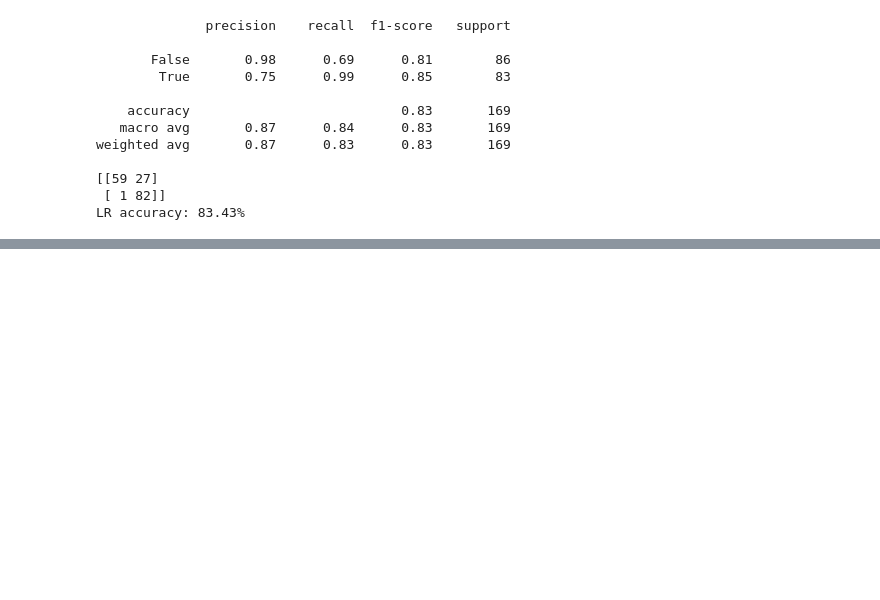
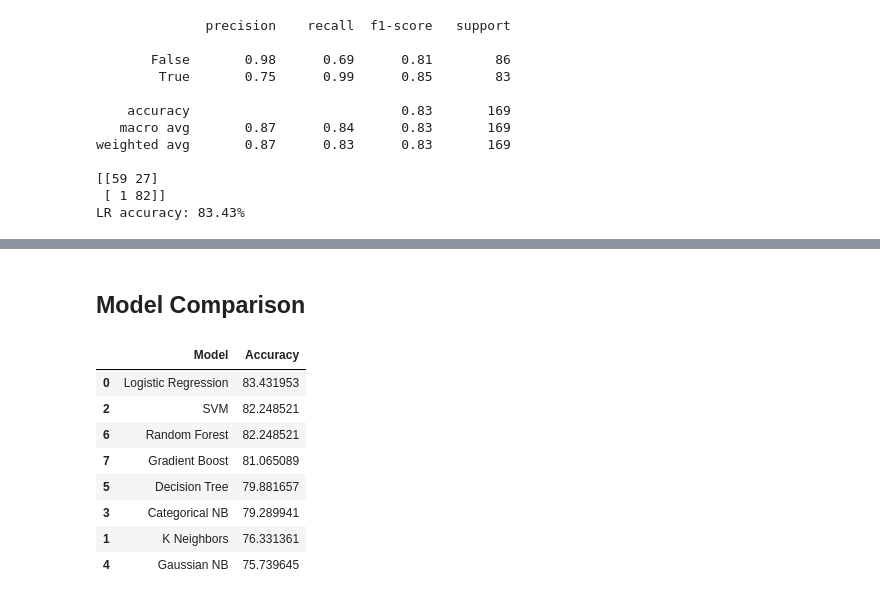
Before and after one commit to kobebaffour/machine_learning, a Jupyter notebook: Loan Prediction/loan_prediction_nm.ipynb, the cells around one changed output, grey strips where cells are left out. Cells and saved outputs as stored; diff of their text form; code cells hidden in the pictures; blank space fills up the shorter version.

```diff
--- a/Loan Prediction/loan_prediction_nm.ipynb
+++ b/Loan Prediction/loan_prediction_nm.ipynb
@@ -630,0 +773,8 @@ LR accuracy: 83.43%
+# %%
+paramsGB={'n_estimators':[100,200,300,400,500],
+      'max_depth':[1,2,3,4,5],
+      'subsample':[0.5,1],
+      'max_leaf_nodes':[2,5,10,20,30,40,50]}
+# %%
+GB = RandomizedSearchCV(GradientBoostingClassifier(), paramsGB, cv=20)
+GB.fit(X_train, y_train)
@@ -630,0 +800,12 @@ LR accuracy: 83.43%
+# %%
+GBclassifier = GradientBoostingClassifier(subsample=0.5, n_estimators=400, max_depth=4, max_leaf_nodes=10)
+GBclassifier.fit(X_train, y_train)
+
+y_pred = GBclassifier.predict(X_test)
+
+print(classification_report(y_test, y_pred))
+print(confusion_matrix(y_test, y_pred))
+
+from sklearn.metrics import accuracy_score
+GBAcc = accuracy_score(y_pred,y_test)
+print('Gradient Boosting accuracy: {:.2f}%'.format(GBAcc*100))
@@ -630,0 +825,21 @@ LR accuracy: 83.43%
+# %% [markdown]
+## Model Comparison
+# %%
+compare = pd.DataFrame({'Model': ['Logistic Regression', 'K Neighbors',
+                                  'SVM', 'Categorical NB',
+                                  'Gaussian NB', 'Decision Tree',
+                                  'Random Forest', 'Gradient Boost'],
+                        'Accuracy': [LRAcc*100, KNAcc*100, SVCAcc*100,
+                                     NBAcc1*100, NBAcc2*100, DTAcc*100,
+                                     RFAcc*100, GBAcc*100]})
+compare.sort_values(by='Accuracy', ascending=False)
+# %% [output]
+|  | Model | Accuracy |
+| 0 | Logistic Regression | 83.431953 |
+| 2 | SVM | 82.248521 |
+| 6 | Random Forest | 82.248521 |
+| 7 | Gradient Boost | 81.065089 |
+| 5 | Decision Tree | 79.881657 |
+| 3 | Categorical NB | 79.289941 |
+| 1 | K Neighbors | 76.331361 |
+| 4 | Gaussian NB | 75.739645 |
```
Also changed, not shown: parts of 17 cells of this notebook.
